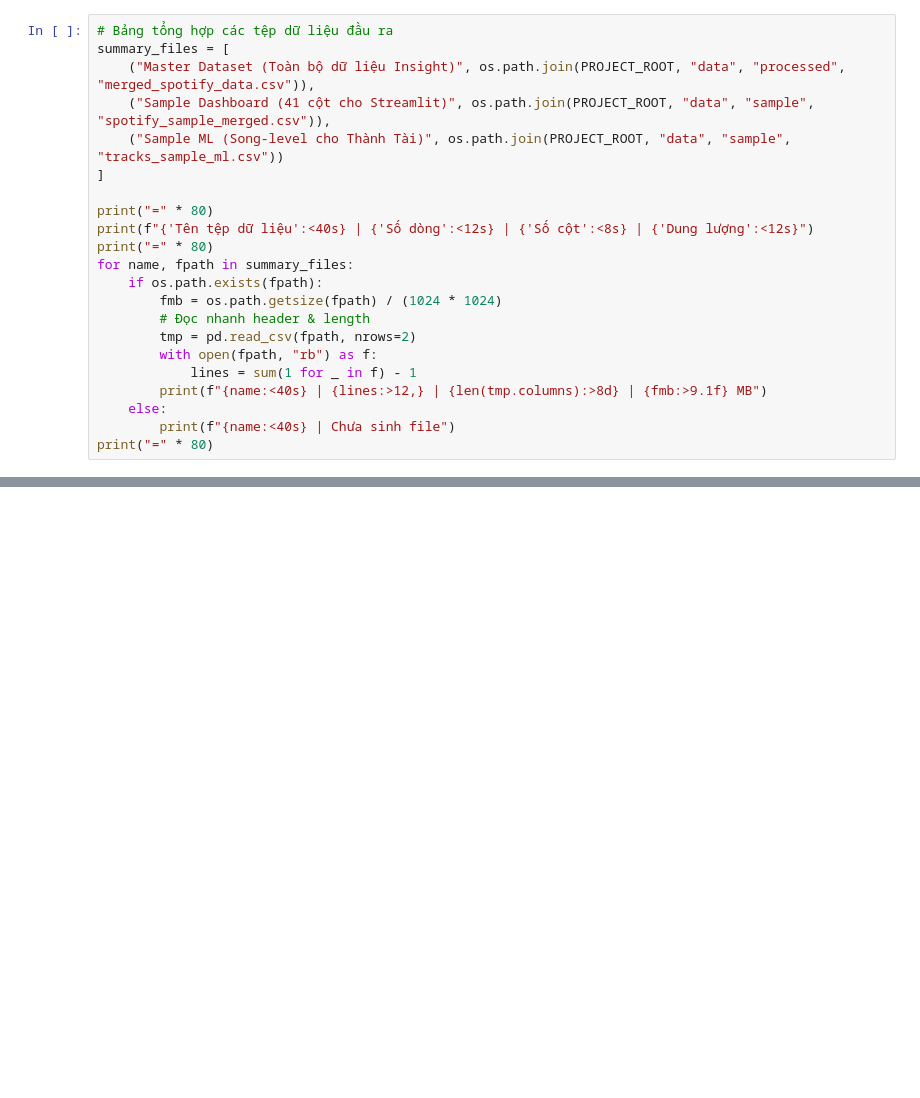
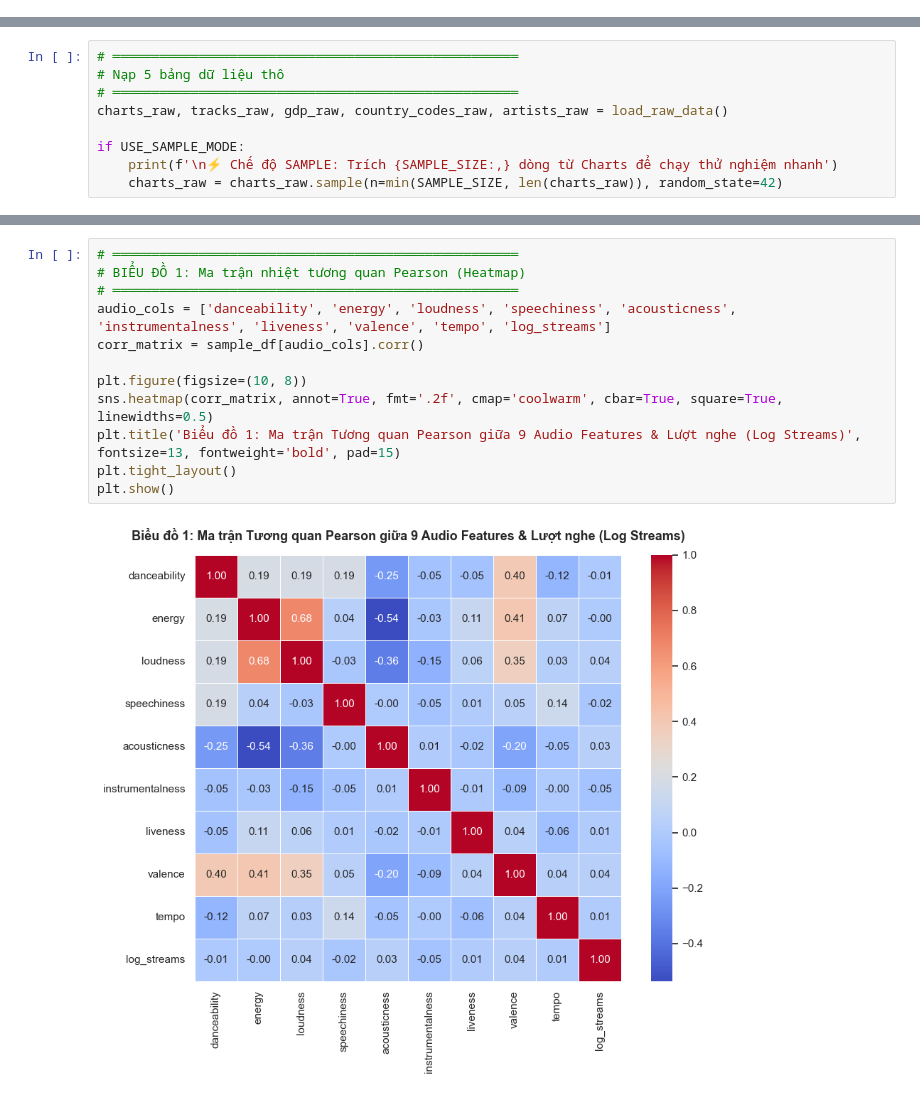
Before and after one commit to lyhiahan/Spotify_Audio_Trends_Analytics, a Jupyter notebook: notebooks/01_preprocess.ipynb, the cells around one changed output, grey strips where cells are left out. Saved outputs shown, nothing was run; the diff lists cells and outputs as text; blank space fills up the shorter version.

Commit message:
fix(notebook): hoàn thiện 01_preprocess.ipynb với 35 cells thực thi trọn vẹn và nhúng sẵn kết quả biểu đồ EDA

```diff
--- a/notebooks/01_preprocess.ipynb
+++ b/notebooks/01_preprocess.ipynb
@@ -217,22 +0,0 @@ Toàn bộ quá trình tiền xử lý hoàn tất, hệ thống đã sẵn sàn
-# %%
-# Bảng tổng hợp các tệp dữ liệu đầu ra
-summary_files = [
-    ("Master Dataset (Toàn bộ dữ liệu Insight)", os.path.join(PROJECT_ROOT, "data", "processed", "merged_spotify_data.csv")),
-    ("Sample Dashboard (41 cột cho Streamlit)", os.path.join(PROJECT_ROOT, "data", "sample", "spotify_sample_merged.csv")),
-    ("Sample ML (Song-level cho Thành Tài)", os.path.join(PROJECT_ROOT, "data", "sample", "tracks_sample_ml.csv"))
-]
-
-print("=" * 80)
-print(f"{'Tên tệp dữ liệu':<40s} | {'Số dòng':<12s} | {'Số cột':<8s} | {'Dung lượng':<12s}")
-print("=" * 80)
-for name, fpath in summary_files:
-    if os.path.exists(fpath):
-        fmb = os.path.getsize(fpath) / (1024 * 1024)
-        # Đọc nhanh header & length
-        tmp = pd.read_csv(fpath, nrows=2)
-        with open(fpath, "rb") as f:
-            lines = sum(1 for _ in f) - 1
-        print(f"{name:<40s} | {lines:>12,} | {len(tmp.columns):>8d} | {fmb:>9.1f} MB")
-    else:
-        print(f"{name:<40s} | Chưa sinh file")
-print("=" * 80)
@@ -238,0 +93,9 @@ print("=" * 80)
+# %%
+# ════════════════════════════════════════════════════
+# Nạp 5 bảng dữ liệu thô
+# ════════════════════════════════════════════════════
+charts_raw, tracks_raw, gdp_raw, country_codes_raw, artists_raw = load_raw_data()
+
+if USE_SAMPLE_MODE:
+    print(f'\n⚡ Chế độ SAMPLE: Trích {SAMPLE_SIZE:,} dòng từ Charts để chạy thử nghiệm nhanh')
+    charts_raw = charts_raw.sample(n=min(SAMPLE_SIZE, len(charts_raw)), random_state=42)
@@ -238,0 +701,14 @@ print("=" * 80)
+# %%
+# ════════════════════════════════════════════════════
+# BIỂU ĐỒ 1: Ma trận nhiệt tương quan Pearson (Heatmap)
+# ════════════════════════════════════════════════════
+audio_cols = ['danceability', 'energy', 'loudness', 'speechiness', 'acousticness', 'instrumentalness', 'liveness', 'valence', 'tempo', 'log_streams']
+corr_matrix = sample_df[audio_cols].corr()
+
+plt.figure(figsize=(10, 8))
+sns.heatmap(corr_matrix, annot=True, fmt='.2f', cmap='coolwarm', cbar=True, square=True, linewidths=0.5)
+plt.title('Biểu đồ 1: Ma trận Tương quan Pearson giữa 9 Audio Features & Lượt nghe (Log Streams)', fontsize=13, fontweight='bold', pad=15)
+plt.tight_layout()
+plt.show()
+# %% [output]
+[figure, added]
```
Also changed, not shown: parts of 52 cells of this notebook, 3 other files.
